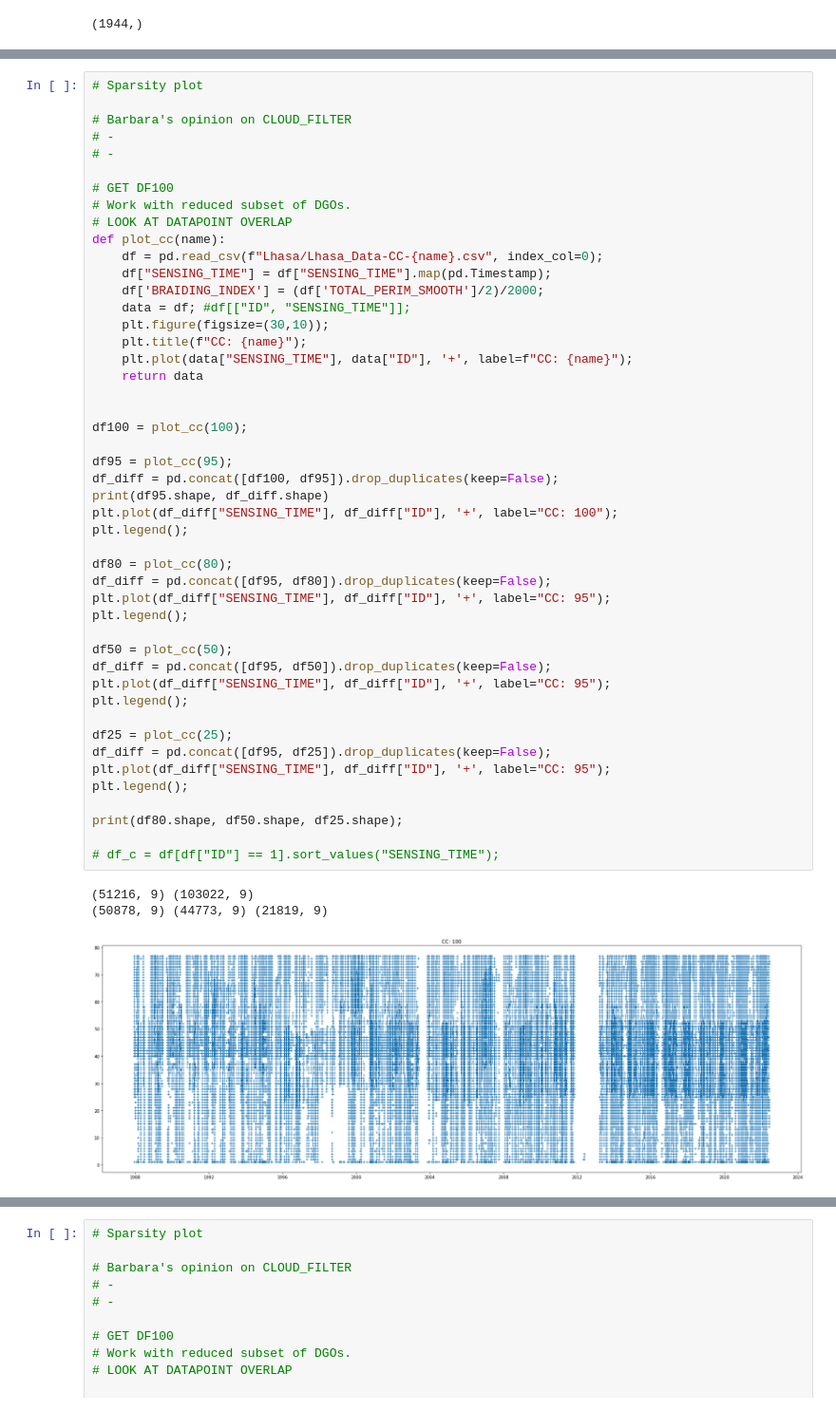
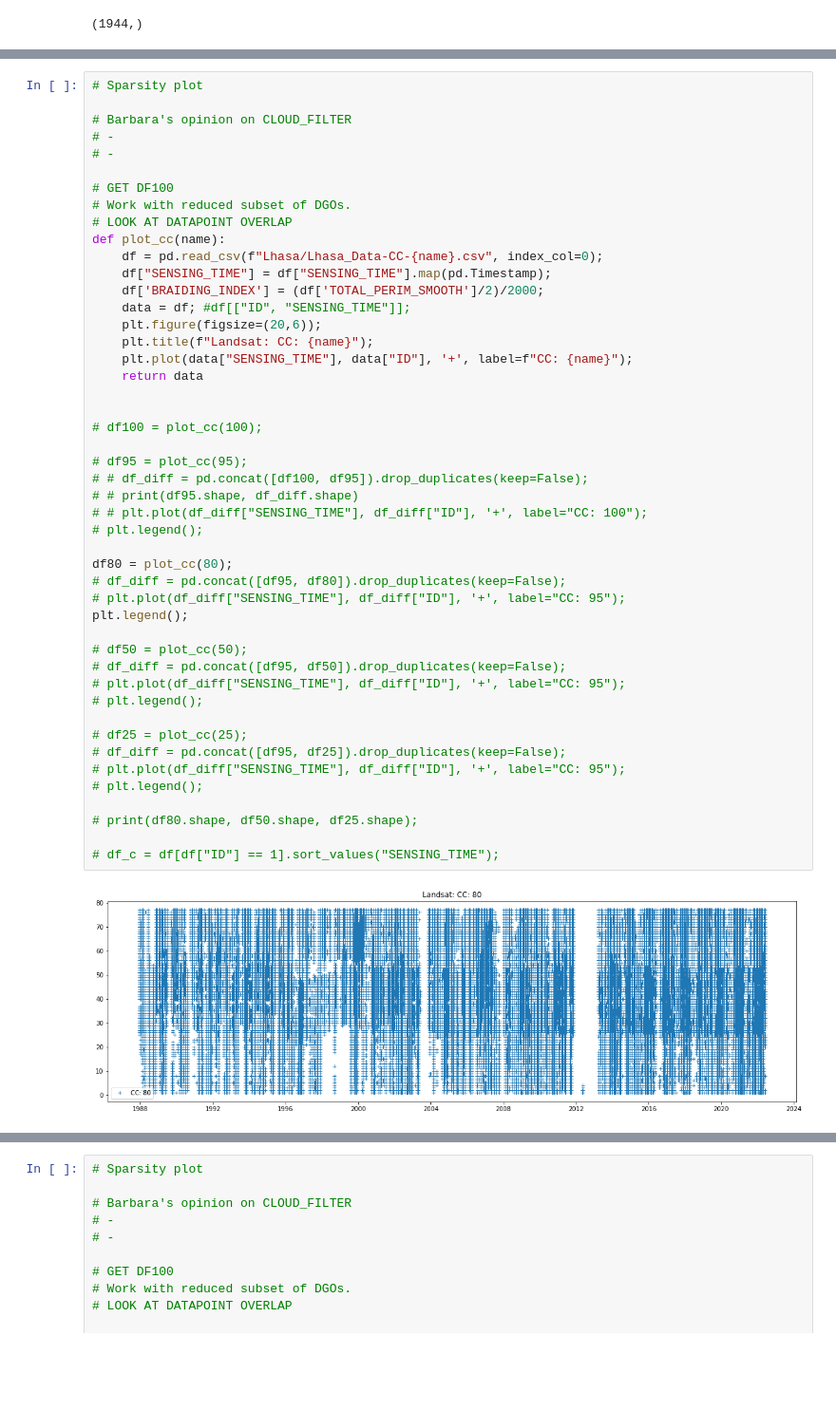
Before and after one commit to Skydive/ENS_M1_Stage_2022, a Jupyter notebook: EarthEngine/Process_Lhasa.ipynb, the cells around one changed output, grey strips where cells are left out. Shown at 95% size. Cells and saved outputs as stored; diff of their text form; blank space fills up the shorter version.

```diff
--- a/EarthEngine/Process_Lhasa.ipynb
+++ b/EarthEngine/Process_Lhasa.ipynb
@@ -49,51 +46,49 @@ array(['20181216T044201_20181216T044230_T46RBT',
 # %%
 # Sparsity plot
 
 # Barbara's opinion on CLOUD_FILTER
 # -
 # -
 
 # GET DF100
 # Work with reduced subset of DGOs.
 # LOOK AT DATAPOINT OVERLAP
 def plot_cc(name):
     df = pd.read_csv(f"Lhasa/Lhasa_Data-CC-{name}.csv", index_col=0);
     df["SENSING_TIME"] = df["SENSING_TIME"].map(pd.Timestamp);
     df['BRAIDING_INDEX'] = (df['TOTAL_PERIM_SMOOTH']/2)/2000;
     data = df; #df[["ID", "SENSING_TIME"]];
-    plt.figure(figsize=(30,10));
-    plt.title(f"CC: {name}");
+    plt.figure(figsize=(20,6));
+    plt.title(f"Landsat: CC: {name}");
     plt.plot(data["SENSING_TIME"], data["ID"], '+', label=f"CC: {name}");
     return data
 
 
-df100 = plot_cc(100);
+# df100 = plot_cc(100);
 
-df95 = plot_cc(95);
-df_diff = pd.concat([df100, df95]).drop_duplicates(keep=False);
-print(df95.shape, df_diff.shape)
-plt.plot(df_diff["SENSING_TIME"], df_diff["ID"], '+', label="CC: 100");
+# df95 = plot_cc(95);
+# # df_diff = pd.concat([df100, df95]).drop_duplicates(keep=False);
+# # print(df95.shape, df_diff.shape)
+# # plt.plot(df_diff["SENSING_TIME"], df_diff["ID"], '+', label="CC: 100");
+# plt.legend();
+
+df80 = plot_cc(80);
+# df_diff = pd.concat([df95, df80]).drop_duplicates(keep=False);
+# plt.plot(df_diff["SENSING_TIME"], df_diff["ID"], '+', label="CC: 95");
 plt.legend();
 
-df80 = plot_cc(80);
-df_diff = pd.concat([df95, df80]).drop_duplicates(keep=False);
-plt.plot(df_diff["SENSING_TIME"], df_diff["ID"], '+', label="CC: 95");
-plt.legend();
+# df50 = plot_cc(50);
+# df_diff = pd.concat([df95, df50]).drop_duplicates(keep=False);
+# plt.plot(df_diff["SENSING_TIME"], df_diff["ID"], '+', label="CC: 95");
+# plt.legend();
 
-df50 = plot_cc(50);
-df_diff = pd.concat([df95, df50]).drop_duplicates(keep=False);
-plt.plot(df_diff["SENSING_TIME"], df_diff["ID"], '+', label="CC: 95");
-plt.legend();
+# df25 = plot_cc(25);
+# df_diff = pd.concat([df95, df25]).drop_duplicates(keep=False);
+# plt.plot(df_diff["SENSING_TIME"], df_diff["ID"], '+', label="CC: 95");
+# plt.legend();
 
-df25 = plot_cc(25);
-df_diff = pd.concat([df95, df25]).drop_duplicates(keep=False);
-plt.plot(df_diff["SENSING_TIME"], df_diff["ID"], '+', label="CC: 95");
-plt.legend();
-
-print(df80.shape, df50.shape, df25.shape);
+# print(df80.shape, df50.shape, df25.shape);
 
 # df_c = df[df["ID"] == 1].sort_values("SENSING_TIME");
 # %% [output]
-(51216, 9) (103022, 9)
-(50878, 9) (44773, 9) (21819, 9)
-[figure, old version]
+[figure, new version]
```
Also changed, not shown: parts of 11 cells of this notebook, 33 other files.
